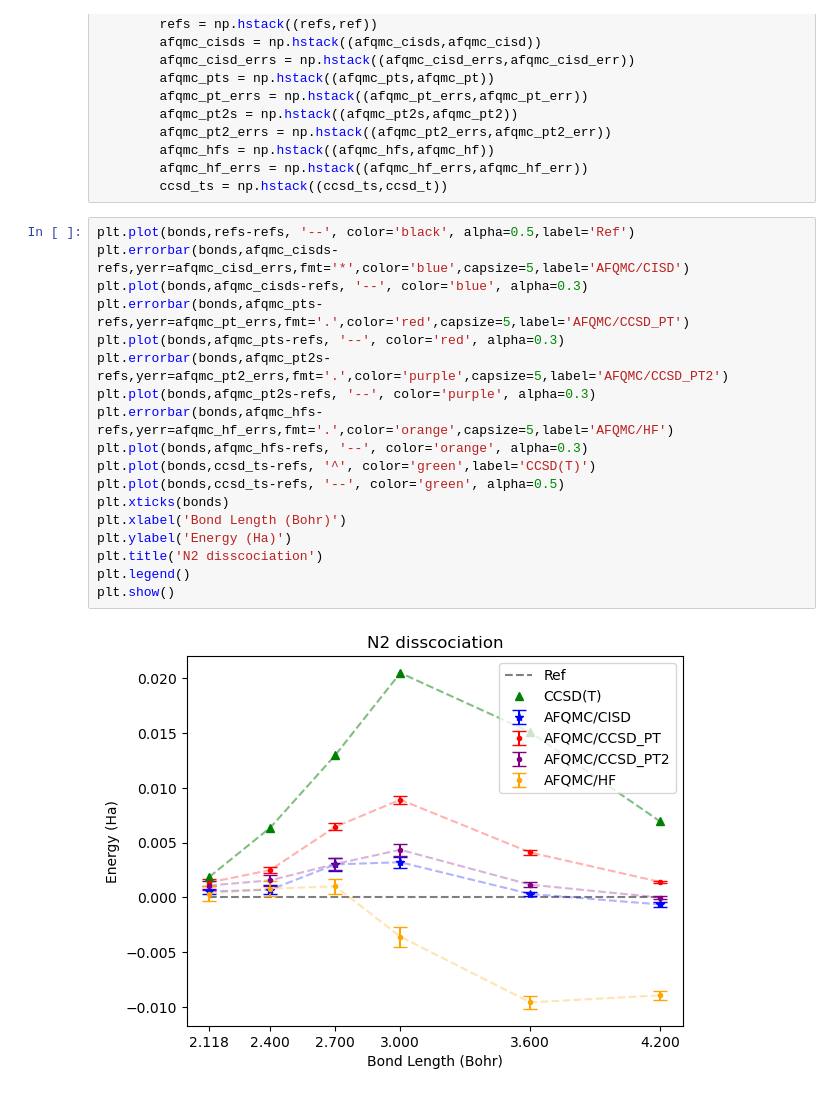
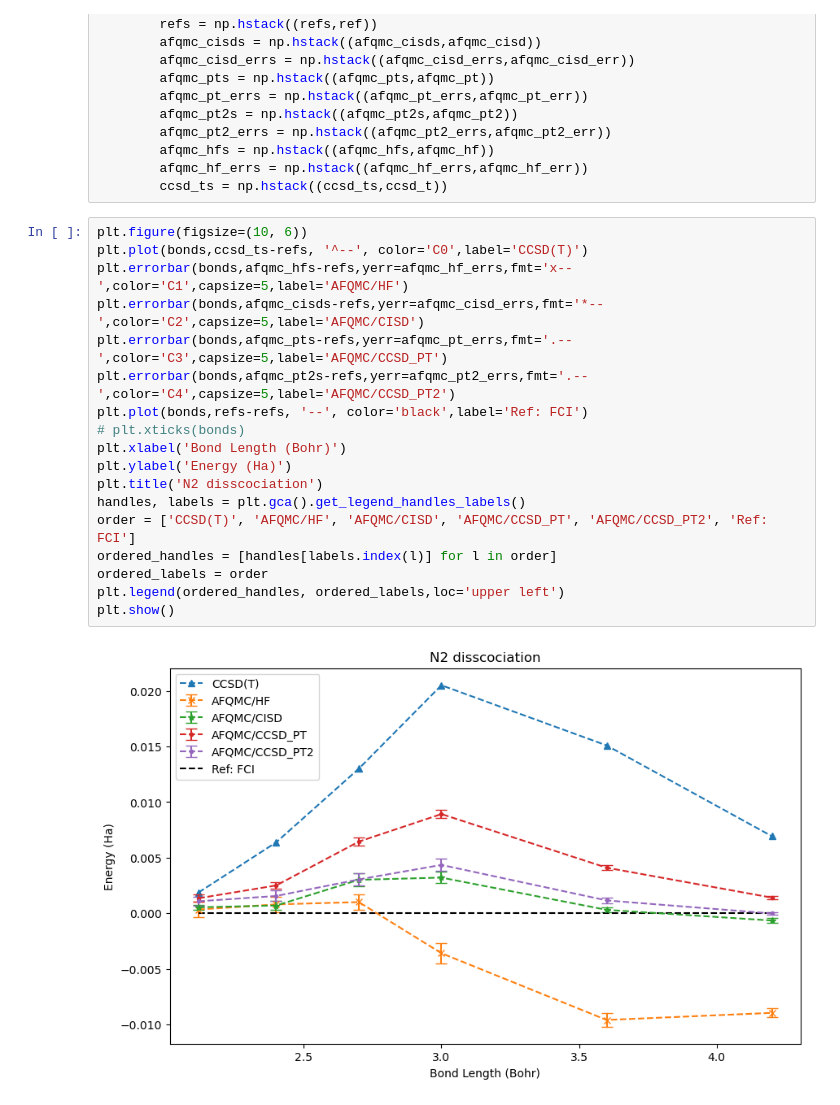
Before and after one commit to zh-yichi/afqmc_ccsd_pt_data, a Jupyter notebook: dissociation/n2.ipynb, the cells around one changed output. Cells and saved outputs as stored; diff of their text form.

```diff
--- a/dissociation/n2.ipynb
+++ b/dissociation/n2.ipynb
@@ -48,22 +48,22 @@ for line in data.splitlines():
         afqmc_hf_errs = np.hstack((afqmc_hf_errs,afqmc_hf_err))
         ccsd_ts = np.hstack((ccsd_ts,ccsd_t))
 # %%
-plt.plot(bonds,refs-refs, '--', color='black', alpha=0.5,label='Ref')
-plt.errorbar(bonds,afqmc_cisds-refs,yerr=afqmc_cisd_errs,fmt='*',color='blue',capsize=5,label='AFQMC/CISD')
-plt.plot(bonds,afqmc_cisds-refs, '--', color='blue', alpha=0.3)
-plt.errorbar(bonds,afqmc_pts-refs,yerr=afqmc_pt_errs,fmt='.',color='red',capsize=5,label='AFQMC/CCSD_PT')
-plt.plot(bonds,afqmc_pts-refs, '--', color='red', alpha=0.3)
-plt.errorbar(bonds,afqmc_pt2s-refs,yerr=afqmc_pt2_errs,fmt='.',color='purple',capsize=5,label='AFQMC/CCSD_PT2')
-plt.plot(bonds,afqmc_pt2s-refs, '--', color='purple', alpha=0.3)
-plt.errorbar(bonds,afqmc_hfs-refs,yerr=afqmc_hf_errs,fmt='.',color='orange',capsize=5,label='AFQMC/HF')
-plt.plot(bonds,afqmc_hfs-refs, '--', color='orange', alpha=0.3)
-plt.plot(bonds,ccsd_ts-refs, '^', color='green',label='CCSD(T)')
-plt.plot(bonds,ccsd_ts-refs, '--', color='green', alpha=0.5)
-plt.xticks(bonds)
+plt.figure(figsize=(10, 6))
+plt.plot(bonds,ccsd_ts-refs, '^--', color='C0',label='CCSD(T)')
+plt.errorbar(bonds,afqmc_hfs-refs,yerr=afqmc_hf_errs,fmt='x--',color='C1',capsize=5,label='AFQMC/HF')
+plt.errorbar(bonds,afqmc_cisds-refs,yerr=afqmc_cisd_errs,fmt='*--',color='C2',capsize=5,label='AFQMC/CISD')
+plt.errorbar(bonds,afqmc_pts-refs,yerr=afqmc_pt_errs,fmt='.--',color='C3',capsize=5,label='AFQMC/CCSD_PT')
+plt.errorbar(bonds,afqmc_pt2s-refs,yerr=afqmc_pt2_errs,fmt='.--',color='C4',capsize=5,label='AFQMC/CCSD_PT2')
+plt.plot(bonds,refs-refs, '--', color='black',label='Ref: FCI')
+# plt.xticks(bonds)
 plt.xlabel('Bond Length (Bohr)')
 plt.ylabel('Energy (Ha)')
 plt.title('N2 disscociation')
-plt.legend()
+handles, labels = plt.gca().get_legend_handles_labels()
+order = ['CCSD(T)', 'AFQMC/HF', 'AFQMC/CISD', 'AFQMC/CCSD_PT', 'AFQMC/CCSD_PT2', 'Ref: FCI']
+ordered_handles = [handles[labels.index(l)] for l in order]
+ordered_labels = order
+plt.legend(ordered_handles, ordered_labels,loc='upper left')
 plt.show()
 # %% [output]
-[figure, old version]
+[figure, new version]
```
Also changed, not shown: parts of 5 cells of this notebook, 36 other files.
